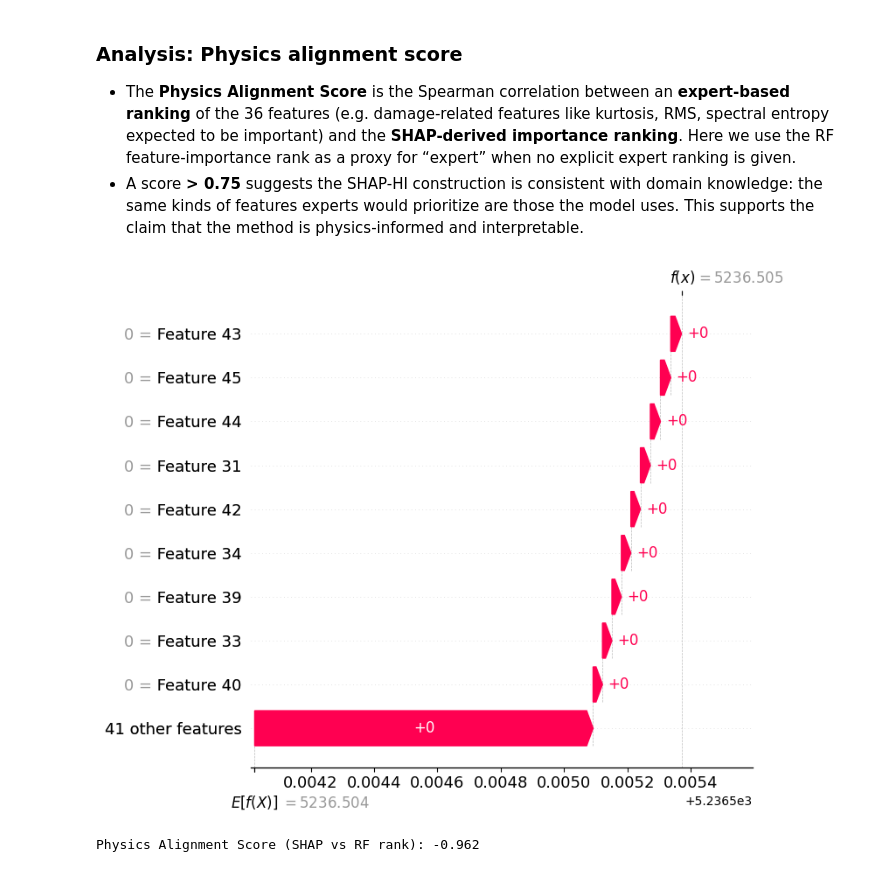
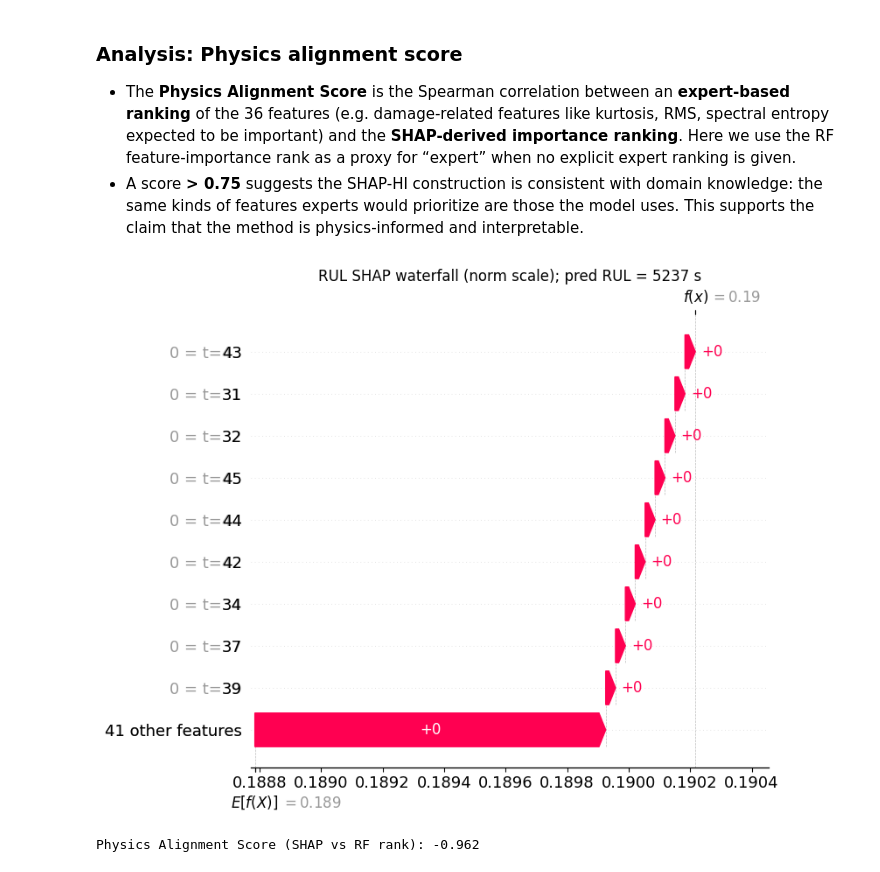
Before and after one commit to ekkirinaldi/ai-bearing-conference, a Jupyter notebook: kaggle/input/ieee-phm-2012/ID-ieee-phm-2012-shap-hi-rul-prediction.ipynb, the cells around one changed output. Cells and saved outputs as stored; diff of their text form; code cells hidden in the pictures.

```diff
--- a/kaggle/input/ieee-phm-2012/ID-ieee-phm-2012-shap-hi-rul-prediction.ipynb
+++ b/kaggle/input/ieee-phm-2012/ID-ieee-phm-2012-shap-hi-rul-prediction.ipynb
@@ -937,21 +920,28 @@ plt.show()
 - The **Physics Alignment Score** is the Spearman correlation between an **expert-based ranking** of the 36 features (e.g. damage-related features like kurtosis, RMS, spectral entropy expected to be important) and the **SHAP-derived importance ranking**. Here we use the RF feature-importance rank as a proxy for “expert” when no explicit expert ranking is given.
 - A score **&gt; 0.75** suggests the SHAP-HI construction is consistent with domain knowledge: the same kinds of features experts would prioritize are those the model uses. This supports the claim that the method is physics-informed and interpretable.
 # %%
-# SHAP waterfall at critical moment (sequence with predicted RUL < 500s in normalized scale)
+# SHAP waterfall: pick an instance where SHAP contributions are visible (not all zeros)
+# When prediction ≈ baseline, per-step contributions are tiny and display as 0. So we choose
+# the instance with the largest total |SHAP| so the waterfall shows meaningful bars.
 pred_norm = model(X_test_shap).__getitem__(0).detach().cpu().numpy()
 pred_rul_sec = pred_norm * rul_max_train
-critical_idx = np.where(pred_rul_sec < 500)[0]
-if len(critical_idx) == 0:
-    critical_idx = np.array([np.argmin(pred_rul_sec)])
-idx_c = critical_idx[0]
+total_shap = np.abs(shap_values_rul).sum(axis=(1, 2))
+idx_c = int(np.argmax(total_shap))  # instance where prediction differs most from baseline
 sv = shap_values_rul[idx_c].squeeze()
-base_val = float(pred_rul_sec[idx_c] - np.sum(sv))
-ex = shap.Explanation(values=sv, base_values=base_val, data=X_test_shap_cpu[idx_c].numpy().squeeze())
+# Use normalized scale so E[f(X)] and f(x) are on same scale as SHAP values (avoids tiny bars)
+base_norm = float(pred_norm[idx_c] - np.sum(sv))
+ex = shap.Explanation(
+    values=sv,
+    base_values=base_norm,
+    data=X_test_shap_cpu[idx_c].numpy().squeeze(),
+    feature_names=[f"t={k}" for k in range(len(sv))],
+)
 shap.plots.waterfall(ex, show=False)
+plt.title(f"RUL SHAP waterfall (norm scale); pred RUL = {pred_rul_sec[idx_c]:.0f} s")
 plt.tight_layout()
 plt.show()
 # %% [output]
-[figure, old version]
+[figure, new version]
 # %%
 # Physics alignment score: expert rank of 36 features vs SHAP global importance rank
 # Expert: damage-related (kurtosis, RMS, spectral entropy) tend to be high importance
```
Also changed, not shown: parts of 3 cells of this notebook, 2 other files.
